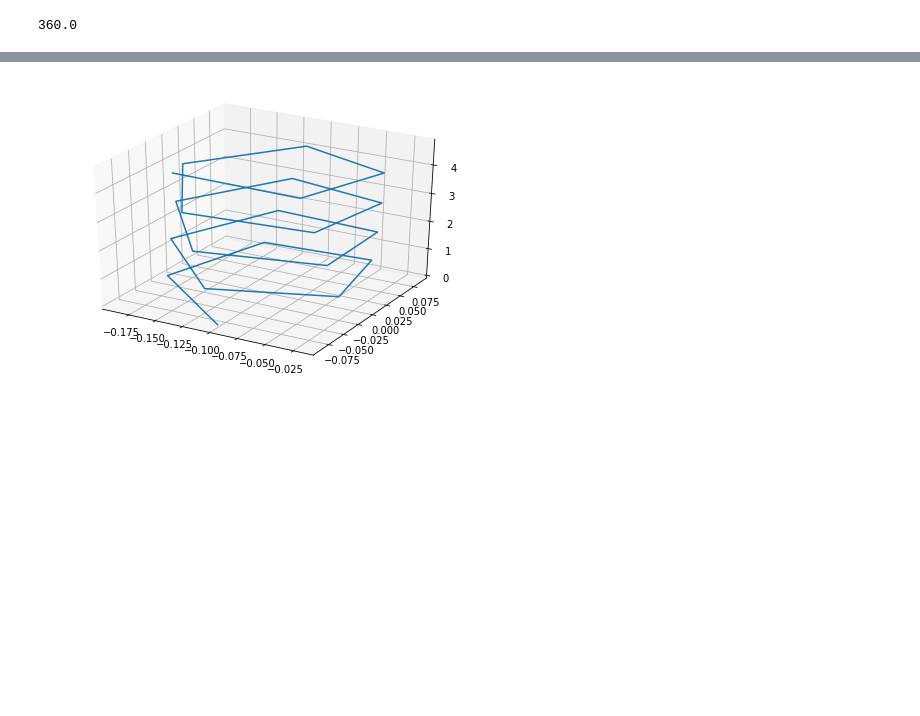
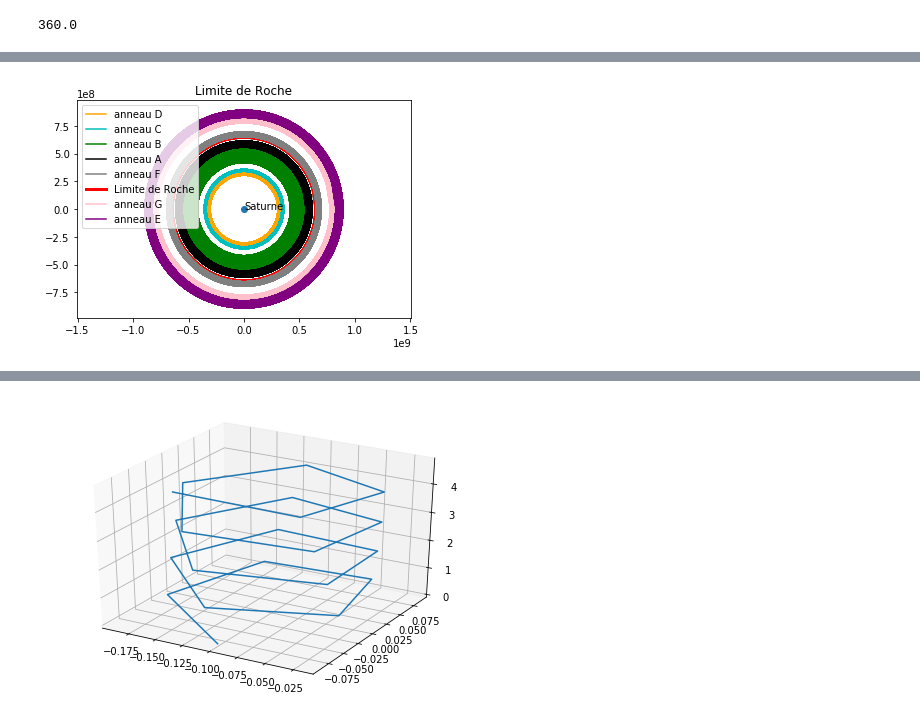
Before and after one commit to ARE2020-G1G2/saturn, a Jupyter notebook: src/Anneaux_saturnes.ipynb, the cells around one changed output, grey strips where cells are left out. Drawn from its saved outputs; the diff is of its cells as text; code cells hidden in the pictures; blank space fills up the shorter version.

```diff
--- a/src/Anneaux_saturnes.ipynb
+++ b/src/Anneaux_saturnes.ipynb
@@ -97,0 +106,91 @@ plt.grid(linestyle='--')
+# %%
+import numpy as np
+import matplotlib.pyplot as plt
+plt.title("Limite de Roche")
+
+theta=list_t(G,Ms,r)
+plt.scatter(0,0,)
+i=1.15
+while(i<1.2795):
+    x=i*r*np.cos(theta)
+    y=i*r*np.sin(theta)
+    if(i==1.15):
+        plt.plot(x,y,'orange',label="anneau D")
+    if(i!=1.15):
+        plt.plot(x,y,'orange')
+    i=i+0.001
+
+i=1.282
+while(i<1.336):
+    x=i*r*np.cos(theta)
+    y=i*r*np.sin(theta)
+    if(i==1.282):
+        plt.plot(x,y,'c',label="anneau C")
+    if(i!=1.282):
+        plt.plot(x,y,'c')
+    i=i+0.001
+
+i=1.5799
+while(i<2.018):
+    x=i*r*np.cos(theta)
+    y=i*r*np.sin(theta)
+    if(i==1.5799):
+        plt.plot(x,y,'g',label="anneau B")
+    if(i!=15799):
+        plt.plot(x,y,'g')
+    i=i+0.001
+
+i=2.098
+while(i<2.294):
+    x=i*r*np.cos(theta)
+    y=i*r*np.sin(theta)
+    if(i==2.098):
+        plt.plot(x,y,'k',label="anneau A")
+    if(i!=2.098):
+        plt.plot(x,y,'k')
+    i=i+0.001
+
+i=2.407
+while(i<2.44):
+    x=i*r*np.cos(theta)
+    y=i*r*np.sin(theta)
+    if(i==2.407):
+        plt.plot(x,y,'grey',label="anneau F")
+    if(i!=2.407):
+        plt.plot(x,y,'grey')
+    i=i+0.001
+
+x=2.44*r*np.cos(theta)
+y=2.44*r*np.sin(theta)
+plt.plot(x,y,'r',linewidth=3,label="Limite de Roche")
+i=2.46
+while(i<2.602):
+    x=i*r*np.cos(theta)
+    y=i*r*np.sin(theta)
+    plt.plot(x,y,'grey')
+    i=i+0.001
+i=2.92
+while(i<3.108):
+    x=i*r*np.cos(theta)
+    y=i*r*np.sin(theta)
+    if(i==2.92):
+        plt.plot(x,y,'pink',label="anneau G")
+    if(i!=2.92):
+        plt.plot(x,y,'pink')
+    i=i+0.001
+i=3.108
+while(i<3.335):
+    x=i*r*np.cos(theta)
+    y=i*r*np.sin(theta)
+    if(i==3.108):
+        plt.plot(x,y,'purple',label="anneau E")
+    if(i!=3.108):
+        plt.plot(x,y,'purple')
+    i=i+0.001
+plt.text(0, 0, 'Saturne')
+plt.legend()
+plt.axis("equal")
+
+plt.show()
+# %% [output]
+[figure, added]
```
Also changed, not shown: parts of 6 cells of this notebook.
